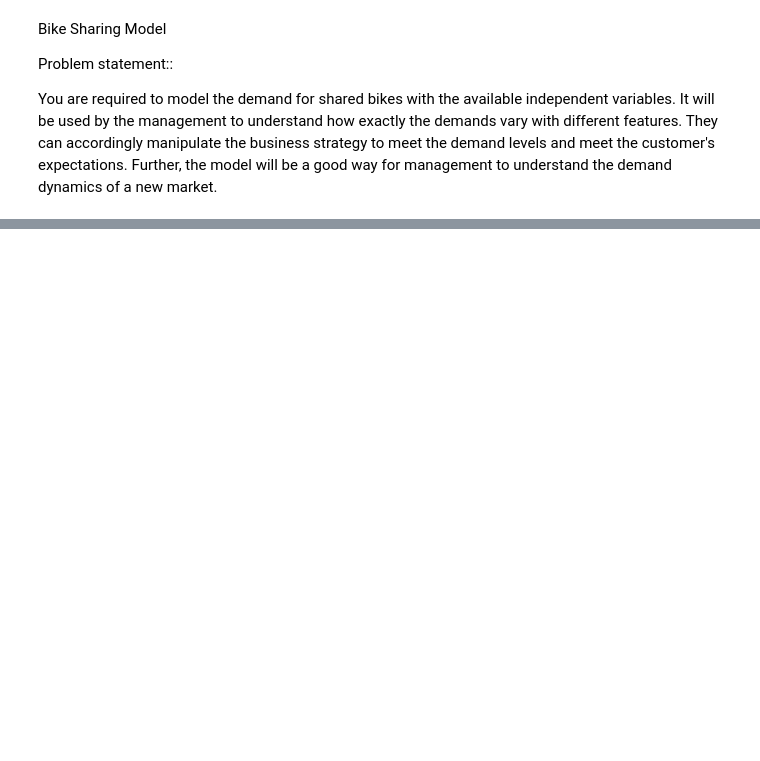
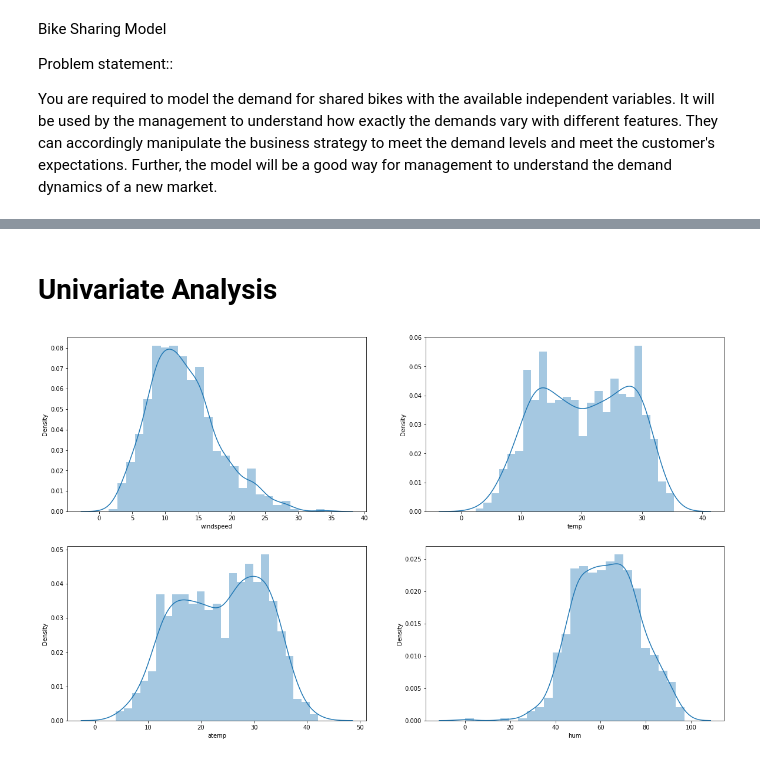
Before and after one commit to vaishali296/Data_science, a Jupyter notebook: Project/Bike_Sharing/BikeSharing_LinearRegression.ipynb, the cells around one changed output, grey strips where cells are left out. Saved outputs shown, nothing was run; the diff lists cells and outputs as text; code cells hidden in the pictures; blank space fills up the shorter version.

Commit message:
Bike_sharing Project

```diff
--- a/Project/Bike_Sharing/BikeSharing_LinearRegression.ipynb
+++ b/Project/Bike_Sharing/BikeSharing_LinearRegression.ipynb
@@ -20,0 +190,7 @@ FileNotFoundError: [Errno 2] No such file or directory: 'Housing.csv'
+# %%
+# Assigning the weekday with string inplace of numericals
+
+def convert_wd(x):
+    return x.map({1:'Wed', 2:"Thurs" , 3: "Friday" , 4:"Sat" , 5: "Sun" , 6: "Mon" , 7:"Tues"})
+
+df_bike_new[['weekday']] = df_bike_new[['weekday']].apply(convert_wd)
@@ -20,0 +215,10 @@ FileNotFoundError: [Errno 2] No such file or directory: 'Housing.csv'
+# %%
+# Assigning the weathersit with string inplace of numericals
+# For 1 - Clear
+# For 2 - Mist
+# For 3 - Snow
+# for 4 - Rain
+def convert_ws(x):
+    return x.map({1:'Clear', 2:"Mist" , 3: "Snow" , 4:"Rain"})
+
+df_bike_new[['weathersit']] = df_bike_new[['weathersit']].apply(convert_ws)
@@ -20,0 +243,13 @@ FileNotFoundError: [Errno 2] No such file or directory: 'Housing.csv'
+# %%
+# creating Dummies for Categorical variables
+
+def dummies():
+    df_dummyset= df_bike_new[['season', 'mnth', 'weekday', 'weathersit']]
+    df_dummyset = pd.get_dummies(df_dummyset , drop_first = True)
+    return df_dummyset
+
+df_new = dummies()
+# %%
+df_bike_new = pd.concat([df_bike_new , df_new] , axis=1)
+
+df_bike_new.columns
@@ -20,0 +265,15 @@ FileNotFoundError: [Errno 2] No such file or directory: 'Housing.csv'
+# %% [markdown]
+# Univariate Analysis
+# %%
+plt.figure(figsize=(20, 12))
+plt.subplot(2,2,1)
+sns.distplot(df_bike_new['windspeed'],bins = 25)
+plt.subplot(2,2,2)
+sns.distplot(df_bike_new['temp'],bins = 25)
+plt.subplot(2,2,3)
+sns.distplot(df_bike_new['atemp'],bins = 25)
+plt.subplot(2,2,4)
+sns.distplot(df_bike_new['hum'],bins = 25)
+plt.show()
+# %% [output]
+[figure, added]
```
Also changed, not shown: parts of 134 cells of this notebook, 1 other file.
